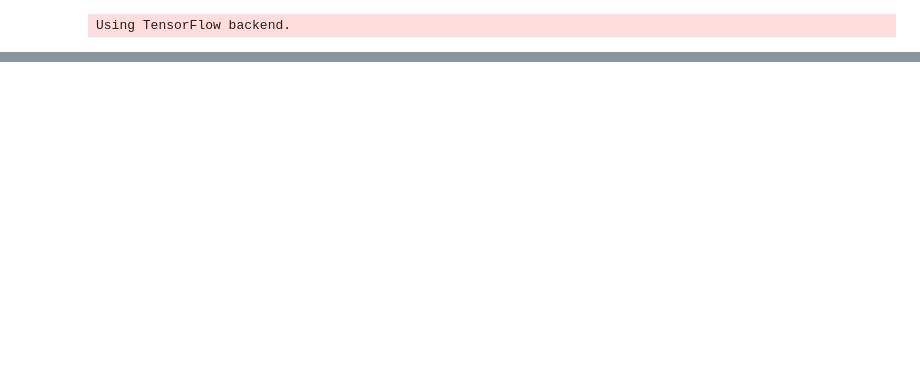
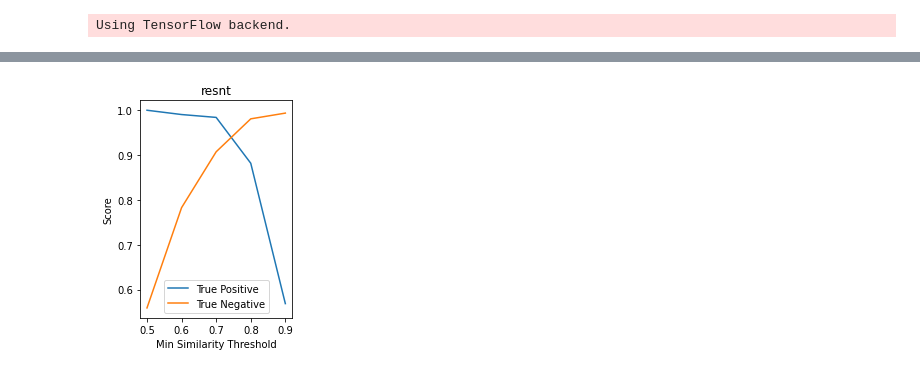
Before and after one commit to MulongXie/UIED-Cross-Platform, a Jupyter notebook: evaluation.ipynb, the cells around one changed output, grey strips where cells are left out. Cells and saved outputs as stored; diff of their text form; code cells hidden in the pictures; blank space fills up the shorter version.

```diff
--- a/evaluation.ipynb
+++ b/evaluation.ipynb
@@ -99,0 +160,6 @@ draw_correctness_curve(cor_dhash, 'dhash')
+# %%
+plt.subplot(1, 2, 1)
+draw_correctness_curve(correctness['resnet'], 'resnt')
+plt.savefig('c.png')
+# %% [output]
+[figure, added]
```
Also changed, not shown: parts of 7 cells of this notebook.
